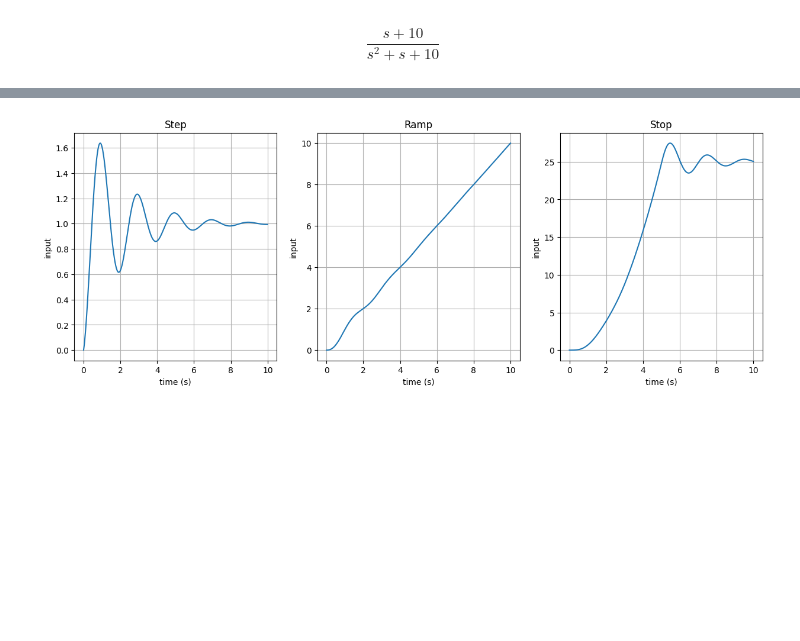
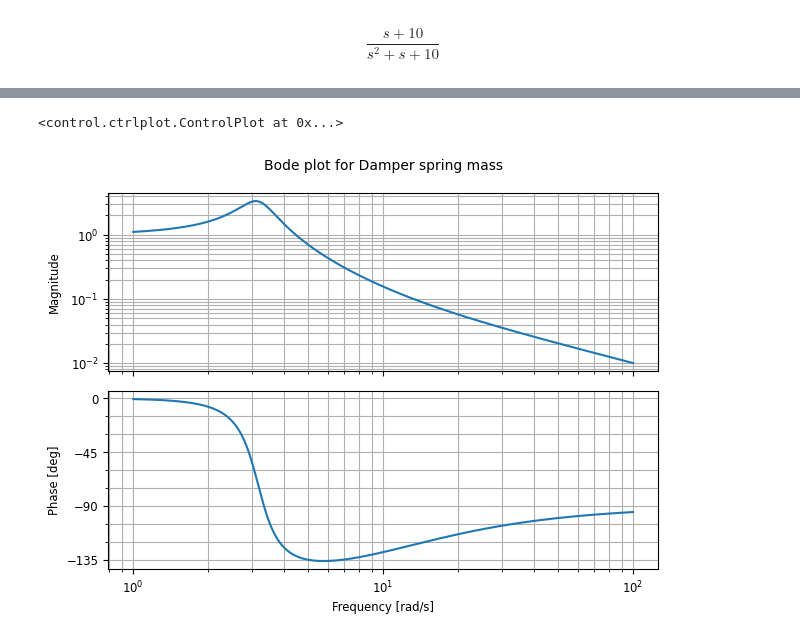
Before and after one commit to luizfelmach/amsd, a Jupyter notebook: damper-spring-mass.ipynb, the cells around one changed output, grey strips where cells are left out. Cells and saved outputs as stored; diff of their text form; code cells hidden in the pictures; blank space fills up the shorter version.

```diff
--- a/damper-spring-mass.ipynb
+++ b/damper-spring-mass.ipynb
@@ -46,27 +64,5 @@ ax3.grid()
-# %%
-t1, step_response = ct.forced_response(tf, T=t, U=step)
-t2, ramp_response = ct.forced_response(tf, T=t, U=ramp)
-t3, stop_response = ct.forced_response(tf, T=t, U=stop)
-
-
-fig, (ax1, ax2, ax3) = plt.subplots(1, 3, figsize=(15, 5))
-
-ax1.plot(t1, step_response)
-ax1.set_title('Step')
-ax1.set_xlabel('time (s)')
-ax1.set_ylabel('input')
-ax1.grid()
-
-ax2.plot(t2, ramp_response)
-ax2.set_title('Ramp')
-ax2.set_xlabel('time (s)')
-ax2.set_ylabel('input')
-ax2.grid()
-
-ax3.plot(t3, stop_response)
-ax3.set_title('Stop')
-ax3.set_xlabel('time (s)')
-ax3.set_ylabel('input')
-ax3.grid()
-# %% [output]
-[figure, removed]
+# %%
+ct.frequency_response(tf).plot()
+# %% [output]
+<control.ctrlplot.ControlPlot at 0x...>
+[figure, added]
```
Also changed, not shown: parts of 5 cells of this notebook, 1 other file.
